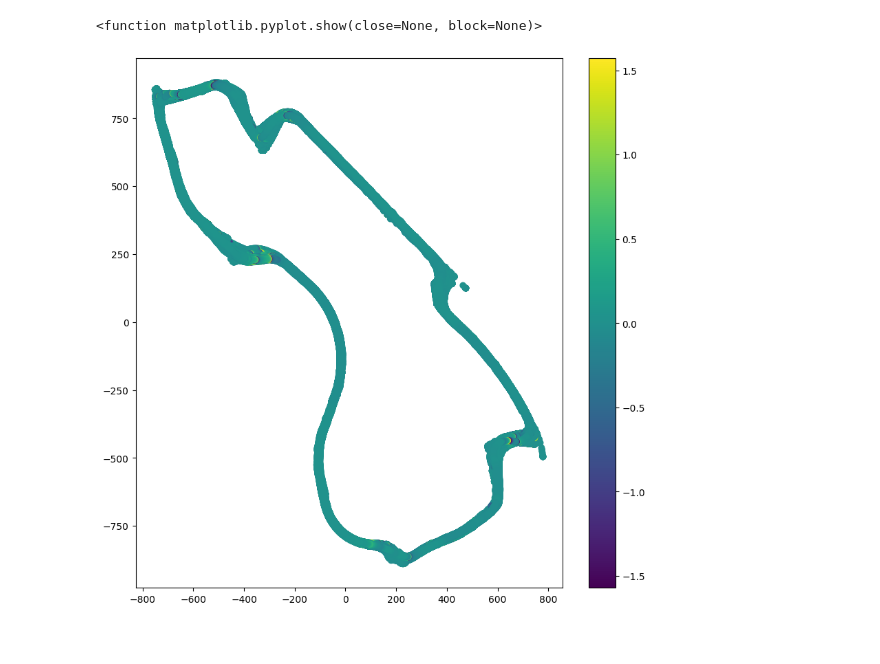
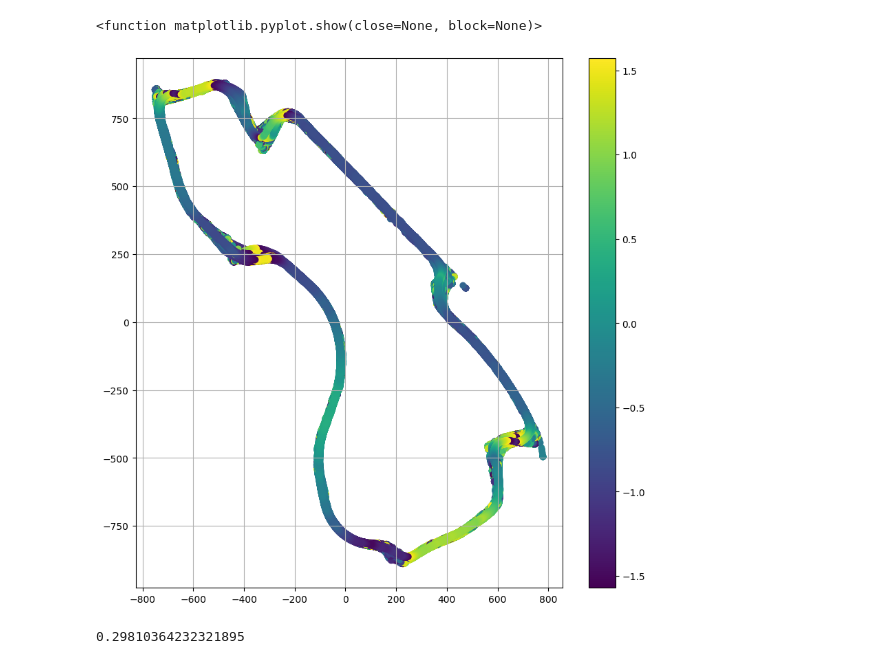
Before and after one commit to Bgon01/Data3001-capstone, a Jupyter notebook: eda/eda_world_dir.ipynb, the cells around one changed output. Drawn from its saved outputs; the diff is of its cells as text; code cells hidden in the pictures.

```diff
--- a/eda/eda_world_dir.ipynb
+++ b/eda/eda_world_dir.ipynb
@@ -1,9 +1,7 @@
 # %%
 %run "..\data_cleaning\data_preprocessing.ipynb"
 # %%
-df = fetch_and_merge()
+target_df = fetch_and_merge()
-# %%
-target_df = df[['WORLDPOSX','WORLDPOSY','WORLDPOSZ','WORLDFORWARDDIRX','WORLDFORWARDDIRY','WORLDFORWARDDIRZ','WORLDRIGHTDIRX','WORLDRIGHTDIRY','WORLDRIGHTDIRZ']]
 # %%
 print(target_df["WORLDFORWARDDIRX"].describe())
 print(target_df["WORLDFORWARDDIRY"].describe())
@@ -67,2 +49,3 @@ target_df
 # %%
-target_df["FORWARD_ANGLE"] = np.arctan(target_df["WORLDFORWARDDIRY"]/target_df["WORLDFORWARDDIRX"])
+target_df["FORWARD_ANGLE"] = np.arctan(target_df["WORLDFORWARDDIRZ"]/target_df["WORLDFORWARDDIRX"])
+target_df["RIGHT_ANGLE"] = np.arctan(target_df["WORLDRIGHTDIRZ"]/target_df["WORLDRIGHTDIRX"])
@@ -75,2 +51,0 @@ See the caveats in the documentation: https://pandas.pydata.org/pandas-docs/stab
-# %%
-target_df["RIGHT_ANGLE"] = np.arctan(target_df["WORLDRIGHTDIRY"]/target_df["WORLDRIGHTDIRX"])
@@ -112,11 +77,16 @@ plt.show
 # %%
 fig = plt.figure(figsize=(10,10))
 X=target_df["WORLDPOSX"]
 Y=target_df["WORLDPOSY"]
 Z=target_df["RIGHT_ANGLE"]
 plt.scatter(X,Y,c=Z,cmap='viridis')
 plt.colorbar()
+plt.grid(True)
 plt.show
 # %% [output]
 <function matplotlib.pyplot.show(close=None, block=None)>
-[figure, old version]
+[figure, new version]
+# %%
+target_df["RIGHT_ANGLE"].corr(target_df["YAW"])
+# %% [output]
+0.29810364232321895
```
Also changed, not shown: parts of 9 cells of this notebook, 1 other file.
